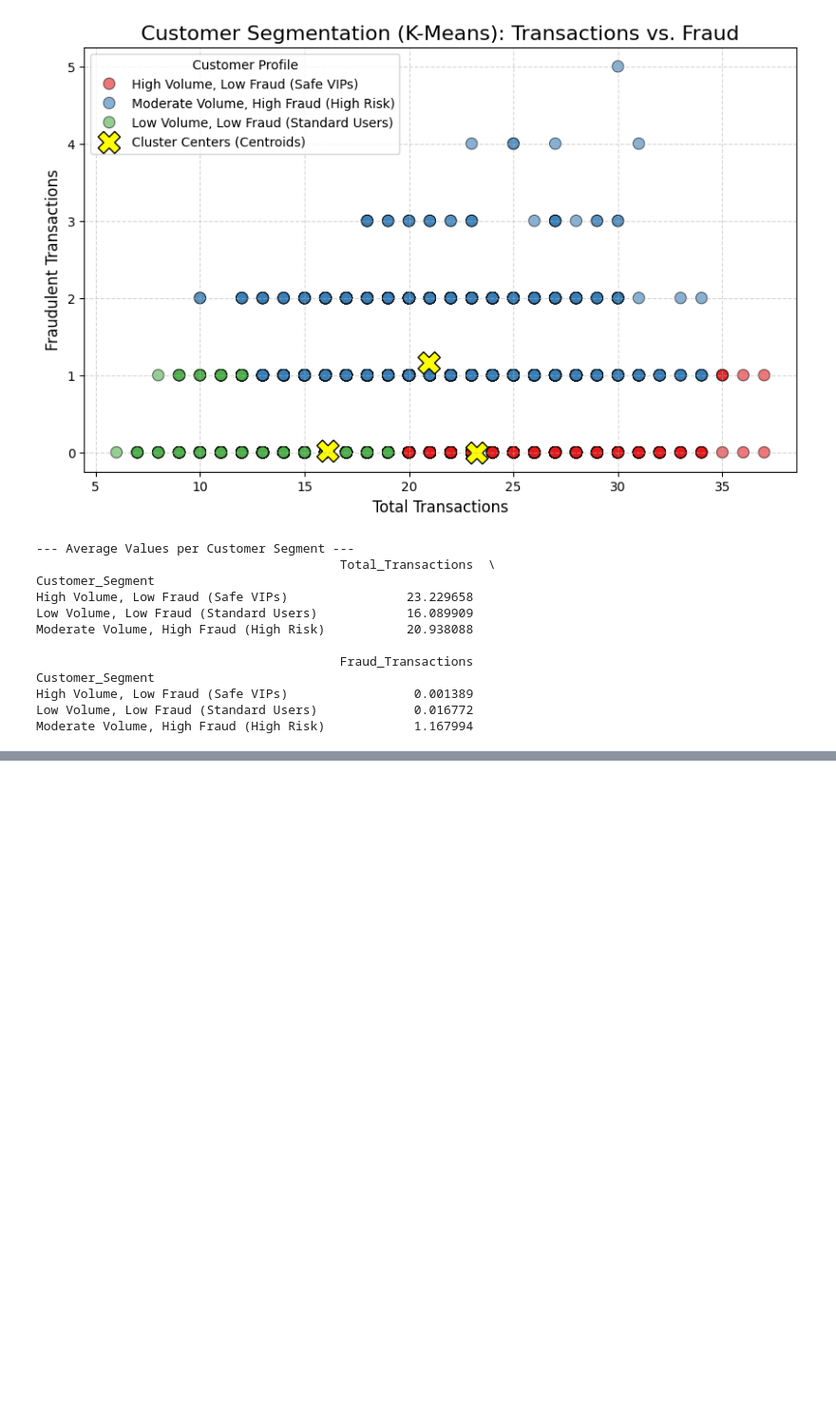
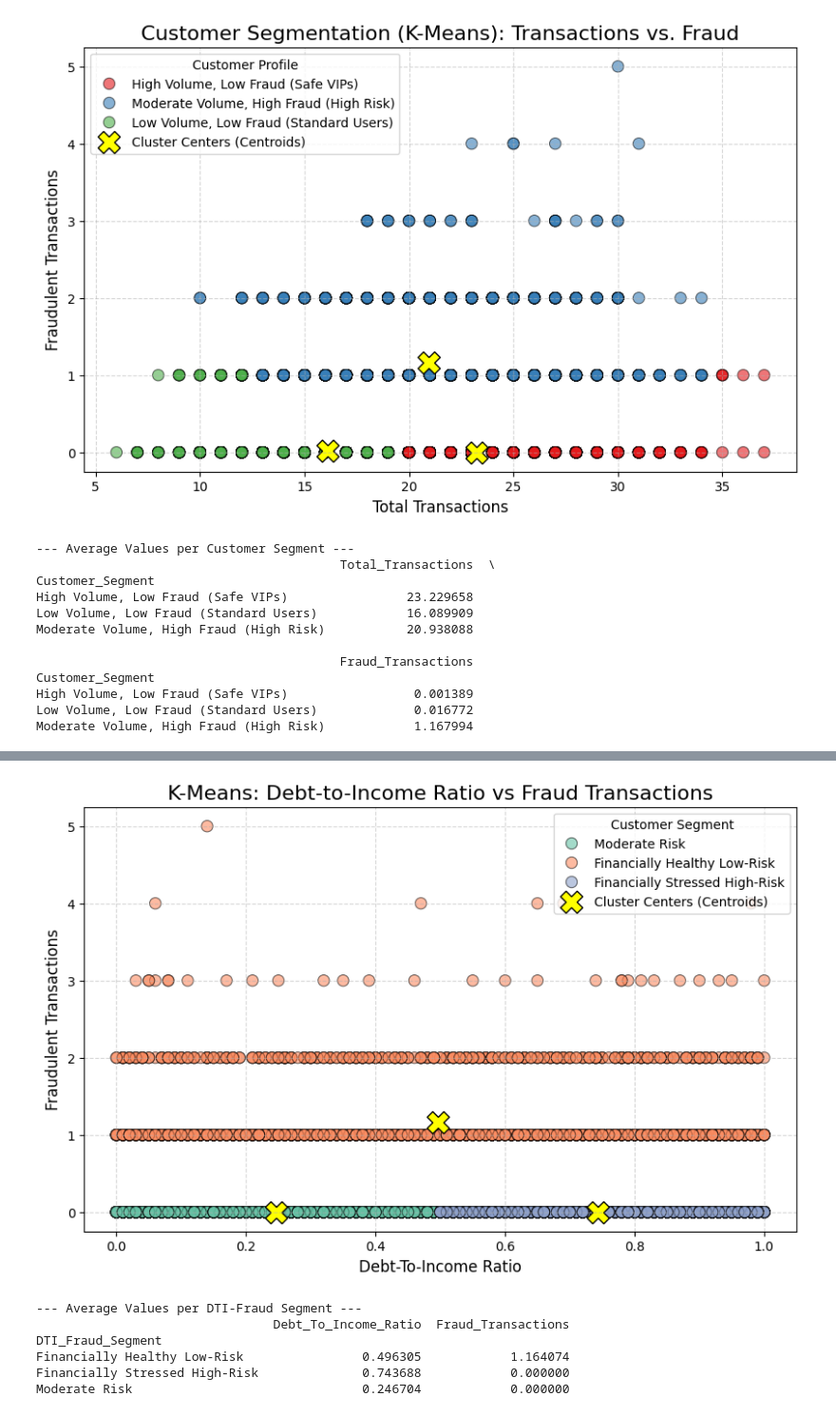
Before and after one commit to Donks9504/Business-Intelligence-and-Data-Mining, a Jupyter notebook: credit card analysis graphs.ipynb, the cells around one changed output, grey strips where cells are left out. Shown at 95% size. Cells and saved outputs as stored; diff of their text form; code cells hidden in the pictures; blank space fills up the shorter version.

```diff
--- a/credit card analysis graphs.ipynb
+++ b/credit card analysis graphs.ipynb
@@ -327,0 +450,70 @@ Moderate Volume, High Fraud (High Risk)            1.167994
+# %%
+# === K-MEANS: Debt-to-Income Ratio vs Fraud Transactions ===
+
+# 1. Select features
+features_dti = ['Debt_To_Income_Ratio', 'Fraud_Transactions']
+X_dti = df[features_dti]
+
+# 2. Scale the data
+dti_scaler = StandardScaler()
+X_dti_scaled = dti_scaler.fit_transform(X_dti)
+
+# 3. Build the K-Means model
+kmeans_dti = KMeans(n_clusters=3, random_state=42, n_init=10)
+df['DTI_Fraud_Cluster'] = kmeans_dti.fit_predict(X_dti_scaled)
+
+# 4. Name the clusters
+dti_cluster_names = {
+    0: 'Financially Stressed High-Risk',
+    1: 'Moderate Risk',
+    2: 'Financially Healthy Low-Risk'
+}
+df['DTI_Fraud_Segment'] = df['DTI_Fraud_Cluster'].map(dti_cluster_names)
+
+# 5. Get unscaled centroids
+dti_centers_unscaled = dti_scaler.inverse_transform(kmeans_dti.cluster_centers_)
+
+# 6. Plot the results
+plt.figure(figsize=(10, 6))
+
+sns.scatterplot(
+    data=df,
+    x='Debt_To_Income_Ratio',
+    y='Fraud_Transactions',
+    hue='DTI_Fraud_Segment',
+    palette='Set2',
+    s=80,
+    alpha=0.6,
+    edgecolor='black'
+)
+
+# Plot centroid "X" markers
+plt.scatter(
+    dti_centers_unscaled[:, 0],
+    dti_centers_unscaled[:, 1],
+    c='yellow',
+    s=300,
+    marker='X',
+    edgecolor='black',
+    label='Cluster Centers (Centroids)'
+)
+
+plt.title('K-Means: Debt-to-Income Ratio vs Fraud Transactions', fontsize=16)
+plt.xlabel('Debt-To-Income Ratio', fontsize=12)
+plt.ylabel('Fraudulent Transactions', fontsize=12)
+plt.legend(title='Customer Segment')
+plt.grid(True, linestyle='--', alpha=0.5)
+
+plt.show()
+
+# 7. Print averages for interpretation
+print("--- Average Values per DTI-Fraud Segment ---")
+print(df.groupby('DTI_Fraud_Segment')[features_dti].mean())
+# %% [output]
+[figure, added]
+--- Average Values per DTI-Fraud Segment ---
+                                Debt_To_Income_Ratio  Fraud_Transactions
+DTI_Fraud_Segment
+Financially Healthy Low-Risk                0.496305            1.164074
+Financially Stressed High-Risk              0.743688            0.000000
+Moderate Risk                               0.246704            0.000000
```
Also changed, not shown: parts of 4 cells of this notebook.
